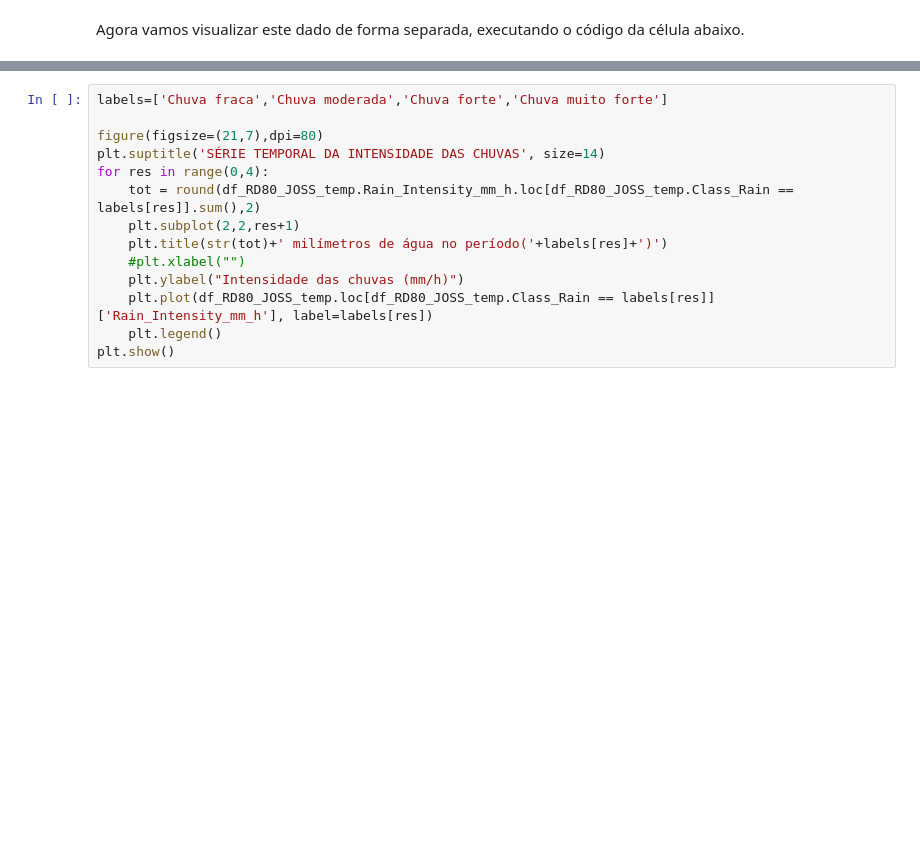
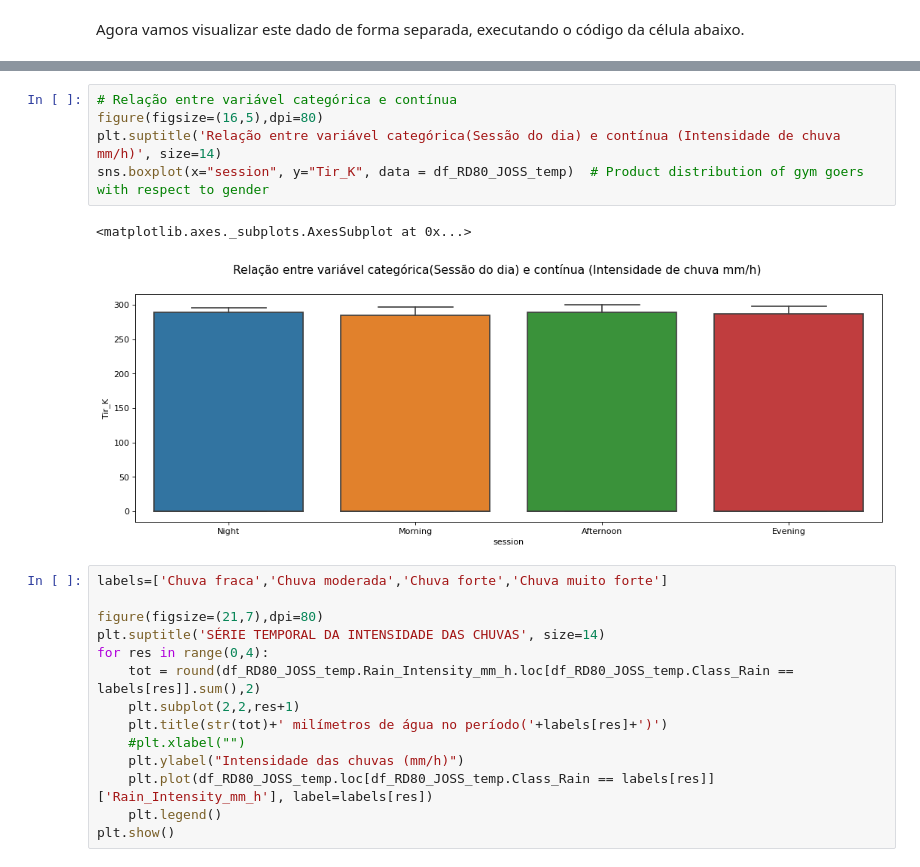
Before and after one commit to lourencocavalcante/Introduction-to-Data-Science, a Jupyter notebook: CAP394_2022_ProjetoFinal_EDA.ipynb, the cells around one changed output, grey strips where cells are left out. Cells and saved outputs as stored; diff of their text form; blank space fills up the shorter version.

```diff
--- a/CAP394_2022_ProjetoFinal_EDA.ipynb
+++ b/CAP394_2022_ProjetoFinal_EDA.ipynb
@@ -404,3 +471,11 @@ df_RD80_JOSS_temp.loc[df_RD80_JOSS_temp.session == 'Afternoon']['Rain_Intensity_
+# %%
+# Relação entre variável categórica e contínua
+figure(figsize=(16,5),dpi=80)
+plt.suptitle('Relação entre variável categórica(Sessão do dia) e contínua (Intensidade de chuva mm/h)', size=14)
+sns.boxplot(x="session", y="Tir_K", data = df_RD80_JOSS_temp)  # Product distribution of gym goers with respect to gender
+# %% [output]
+<matplotlib.axes._subplots.AxesSubplot at 0x...>
+[figure, added]
 # %%
 labels=['Chuva fraca','Chuva moderada','Chuva forte','Chuva muito forte']
 
```
Also changed, not shown: parts of 34 cells of this notebook.
